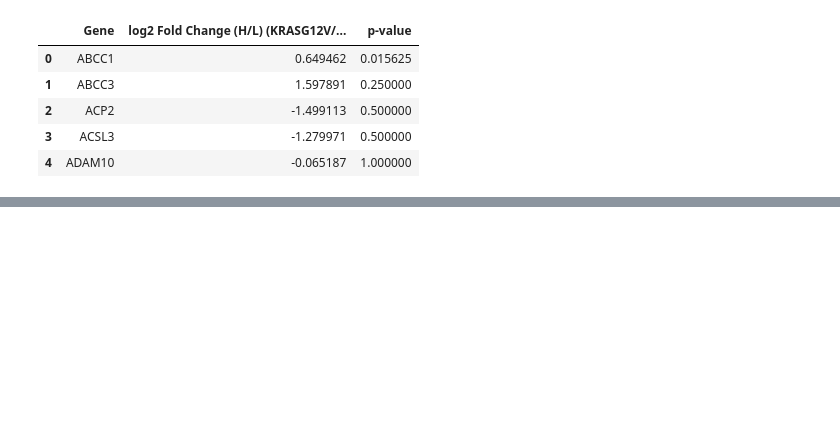
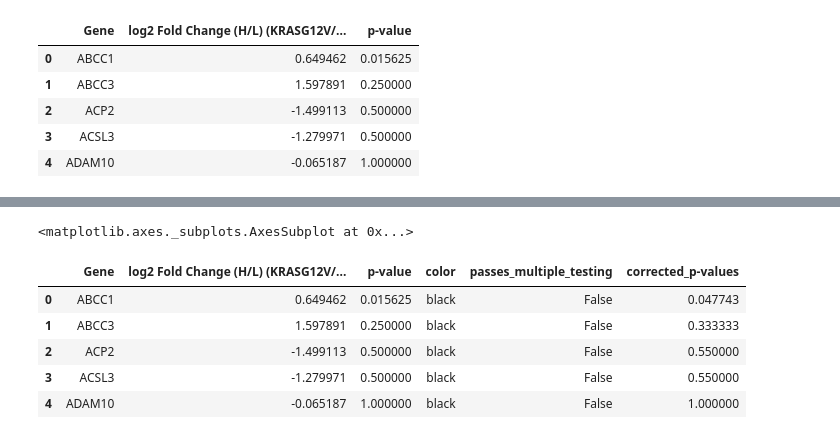
Before and after one commit to ijmiller2/PGSRM-2019-Workshop, a Jupyter notebook: analysis/Figure1-a.ipynb, the cells around one changed output, grey strips where cells are left out. Cells and saved outputs as stored; diff of their text form; code cells hidden in the pictures; blank space fills up the shorter version.

```diff
--- a/analysis/Figure1-a.ipynb
+++ b/analysis/Figure1-a.ipynb
@@ -62,0 +178,21 @@ show(p)
+# %%
+df['p-value'].hist()
+# %% [output]
+<matplotlib.axes._subplots.AxesSubplot at 0x...>
+# %%
+# multiple hypothesis correction
+from statsmodels.stats.multitest import multipletests
+
+passes_multiple_testing = multipletests(df['p-value'], alpha=0.01, method='fdr_bh')[0]
+corrected_p_vals = multipletests(df['p-value'], alpha=0.01, method='fdr_bh')[1]
+
+df['passes_multiple_testing'] = passes_multiple_testing
+df['corrected_p-values'] = corrected_p_vals
+df.head()
+# %% [output]
+|  | Gene | log2 Fold Change (H/L) (KRASG12V/... | p-value | color | passes_multiple_testing | corrected_p-values |
+| 0 | ABCC1 | 0.649462 | 0.015625 | black | False | 0.047743 |
+| 1 | ABCC3 | 1.597891 | 0.250000 | black | False | 0.333333 |
+| 2 | ACP2 | -1.499113 | 0.500000 | black | False | 0.550000 |
+| 3 | ACSL3 | -1.279971 | 0.500000 | black | False | 0.550000 |
+| 4 | ADAM10 | -0.065187 | 1.000000 | black | False | 1.000000 |
```
Also changed, not shown: parts of 12 cells of this notebook.
